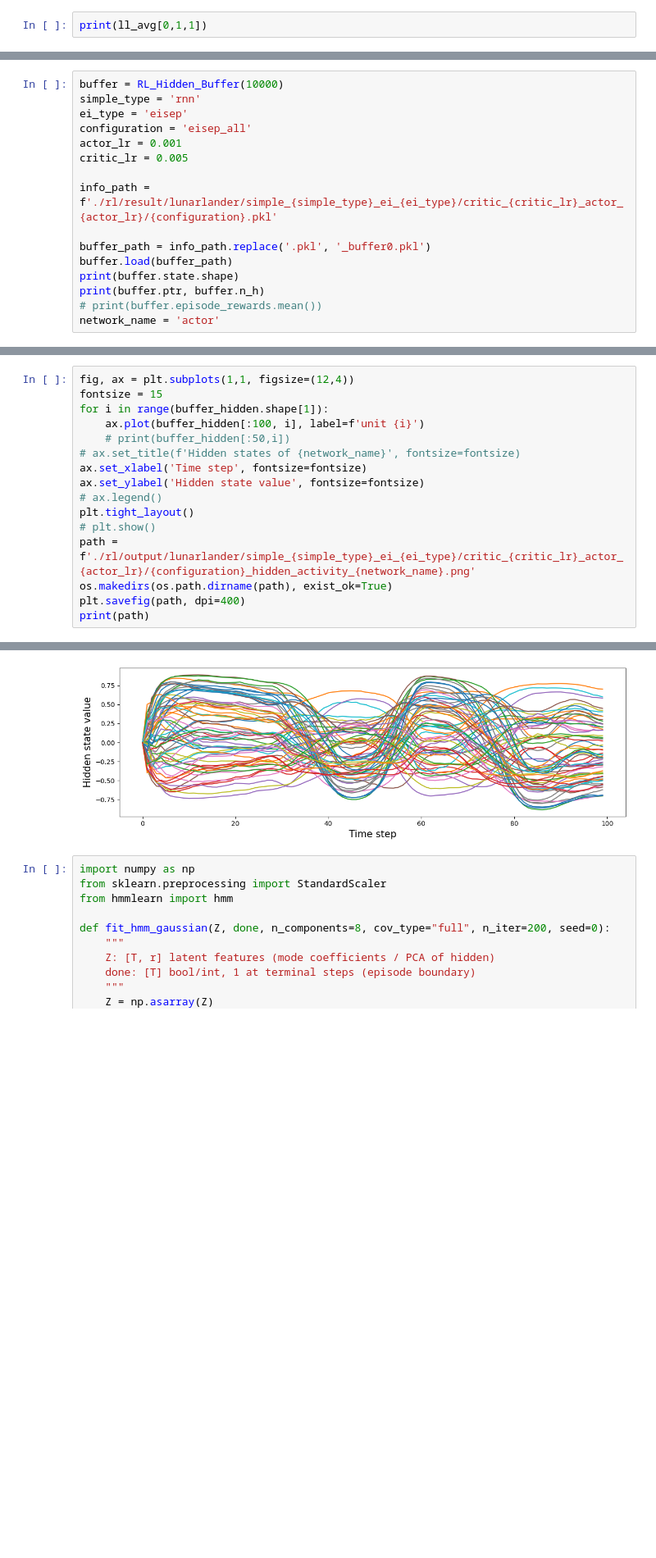
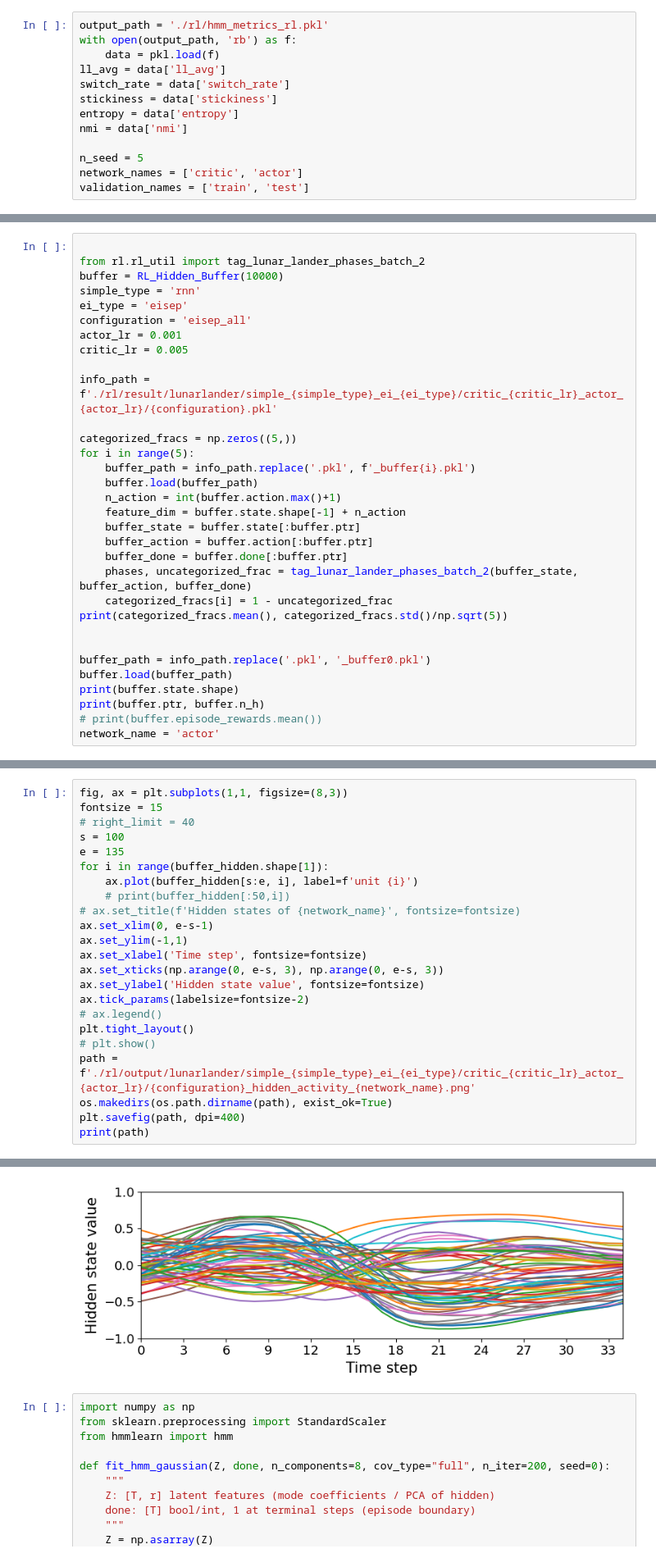
Before and after one commit to NeuroAIHub/EISep, a Jupyter notebook: docs/examples/rl_hmm.ipynb, the cells around one changed output, grey strips where cells are left out. Shown at 82% size. Saved outputs shown, nothing was run; the diff lists cells and outputs as text; blank space fills up the shorter version.

```diff
--- a/docs/examples/rl_hmm.ipynb
+++ b/docs/examples/rl_hmm.ipynb
@@ -87,2 +161,13 @@ critic simple
 # %%
-print(ll_avg[0,1,1])
+output_path = './rl/hmm_metrics_rl.pkl'
+with open(output_path, 'rb') as f:
+    data = pkl.load(f)
+ll_avg = data['ll_avg']
+switch_rate = data['switch_rate']
+stickiness = data['stickiness']
+entropy = data['entropy']
+nmi = data['nmi']
+
+n_seed = 5
+network_names = ['critic', 'actor']
+validation_names = ['train', 'test']
@@ -171,4 +273,6 @@ plt.savefig('./rl/hmm_metrics_rl.png')
 # %%
+
+from rl.rl_util import tag_lunar_lander_phases_batch_2
 buffer = RL_Hidden_Buffer(10000)
 simple_type = 'rnn'
 ei_type = 'eisep'
@@ -178,6 +282,20 @@ critic_lr = 0.005
 
 info_path = f'./rl/result/lunarlander/simple_{simple_type}_ei_{ei_type}/critic_{critic_lr}_actor_{actor_lr}/{configuration}.pkl'
 
+categorized_fracs = np.zeros((5,))
+for i in range(5):
+    buffer_path = info_path.replace('.pkl', f'_buffer{i}.pkl')
+    buffer.load(buffer_path)
+    n_action = int(buffer.action.max()+1)
+    feature_dim = buffer.state.shape[-1] + n_action
+    buffer_state = buffer.state[:buffer.ptr]
+    buffer_action = buffer.action[:buffer.ptr]
+    buffer_done = buffer.done[:buffer.ptr]
+    phases, uncategorized_frac = tag_lunar_lander_phases_batch_2(buffer_state, buffer_action, buffer_done)
+    categorized_fracs[i] = 1 - uncategorized_frac
+print(categorized_fracs.mean(), categorized_fracs.std()/np.sqrt(5))
+
+
 buffer_path = info_path.replace('.pkl', '_buffer0.pkl')
 buffer.load(buffer_path)
 print(buffer.state.shape)
@@ -226,22 +350,29 @@ va: min -0.88, max 0.34,           mean -0.00, std 0.12
 # %%
-fig, ax = plt.subplots(1,1, figsize=(12,4))
+fig, ax = plt.subplots(1,1, figsize=(8,3))
 fontsize = 15
+# right_limit = 40
+s = 100
+e = 135
 for i in range(buffer_hidden.shape[1]):
-    ax.plot(buffer_hidden[:100, i], label=f'unit {i}')
+    ax.plot(buffer_hidden[s:e, i], label=f'unit {i}')
     # print(buffer_hidden[:50,i])
 # ax.set_title(f'Hidden states of {network_name}', fontsize=fontsize)
+ax.set_xlim(0, e-s-1)
+ax.set_ylim(-1,1)
 ax.set_xlabel('Time step', fontsize=fontsize)
+ax.set_xticks(np.arange(0, e-s, 3), np.arange(0, e-s, 3))
 ax.set_ylabel('Hidden state value', fontsize=fontsize)
+ax.tick_params(labelsize=fontsize-2)
 # ax.legend()
 plt.tight_layout()
 # plt.show()
 path = f'./rl/output/lunarlander/simple_{simple_type}_ei_{ei_type}/critic_{critic_lr}_actor_{actor_lr}/{configuration}_hidden_activity_{network_name}.png'
 os.makedirs(os.path.dirname(path), exist_ok=True)
 plt.savefig(path, dpi=400)
 print(path)
 # %% [output]
 ./rl/output/lunarlander/simple_rnn_ei_eisep/critic_0.005_actor_0.001/eisep_all_hidden_activity_actor.png
-[figure, old version]
+[figure, new version]
 # %%
 import numpy as np
 from sklearn.preprocessing import StandardScaler
```
Also changed, not shown: parts of 15 cells of this notebook, 5 other files.
